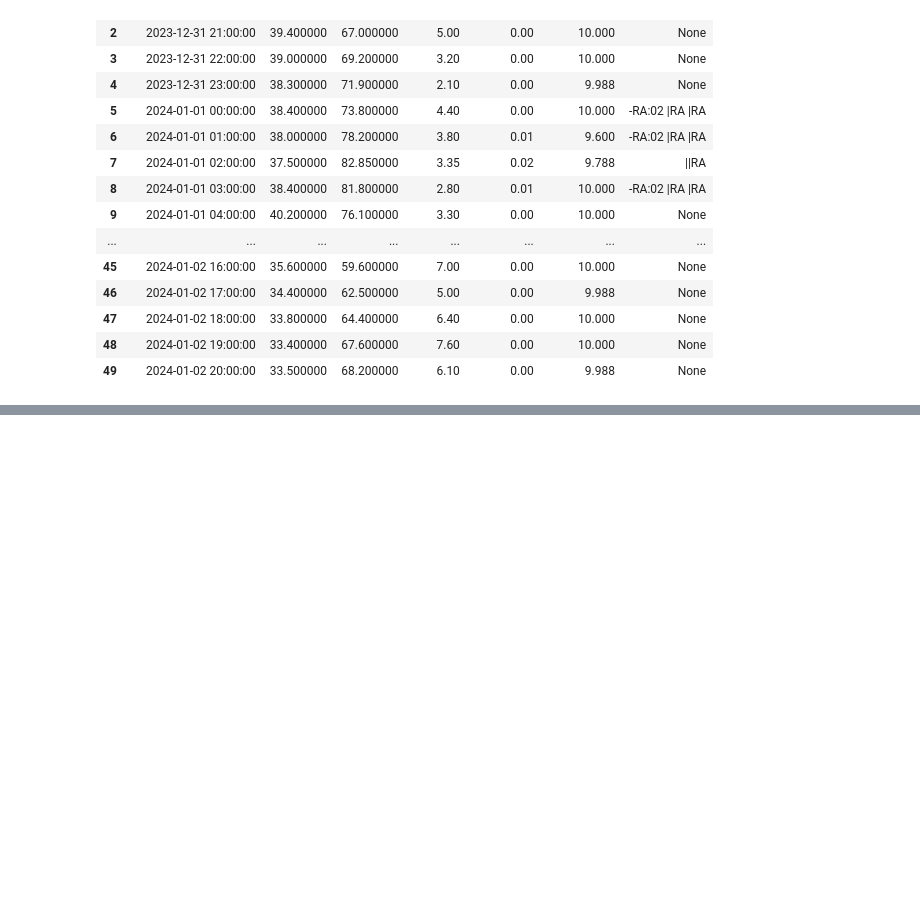
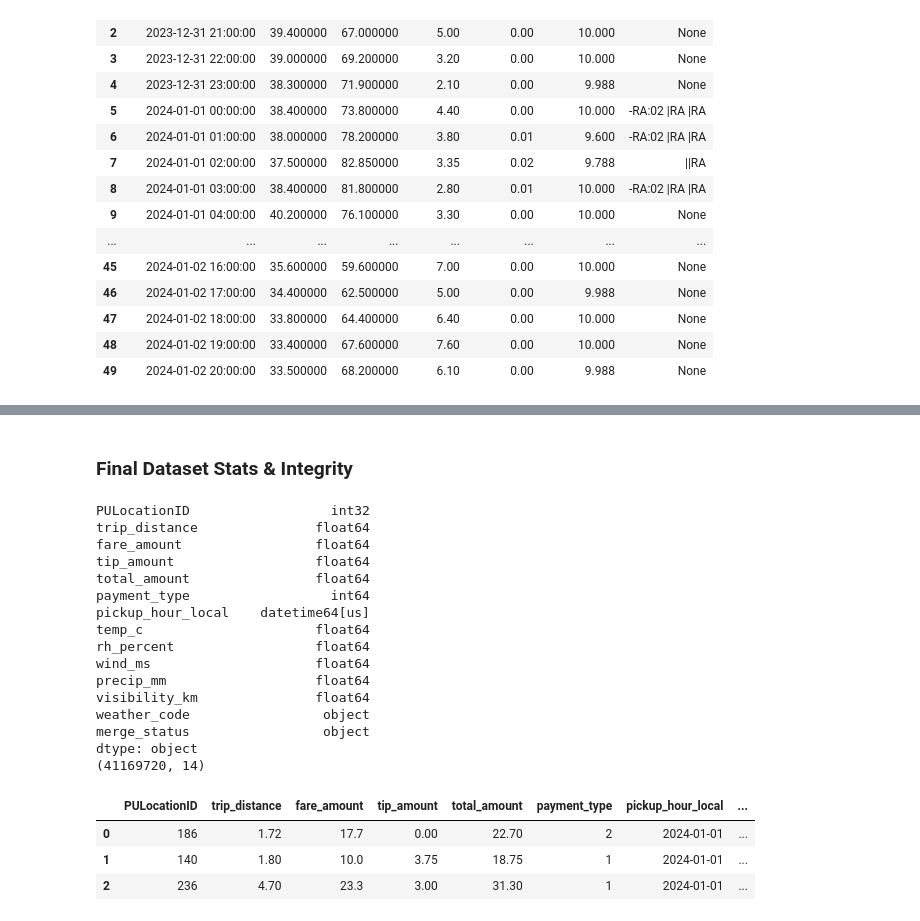
Before and after one commit to MadAreYou/Data_Analysis-NY_Tips_vs_Trips, a Jupyter notebook: notebooks/01_ingest_explore.ipynb, the cells around one changed output, grey strips where cells are left out. Saved outputs shown, nothing was run; the diff lists cells and outputs as text; code cells hidden in the pictures; blank space fills up the shorter version.

```diff
--- a/notebooks/01_ingest_explore.ipynb
+++ b/notebooks/01_ingest_explore.ipynb
@@ -749,0 +1259,32 @@ Rows: 8,782 | Columns: ['observation_hour_local', 'temp_c', 'rh_percent', 'wind_
+# %% [markdown]
+### Final Dataset Stats & Integrity
+# %%
+import pandas as pd
+
+FILE = r"X:\data\processed\nyc_2024_trips_weather.parquet"
+df = pd.read_parquet(FILE)
+
+print(df.dtypes)
+print(df.shape)
+df.head(3)
+# %% [output]
+PULocationID                  int32
+trip_distance               float64
+fare_amount                 float64
+tip_amount                  float64
+total_amount                float64
+payment_type                  int64
+pickup_hour_local    datetime64[us]
+temp_c                      float64
+rh_percent                  float64
+wind_ms                     float64
+precip_mm                   float64
+visibility_km               float64
+weather_code                 object
+merge_status                 object
+dtype: object
+(41169720, 14)
+|  | PULocationID | trip_distance | fare_amount | tip_amount | total_amount | payment_type | pickup_hour_local | ... |
+| 0 | 186 | 1.72 | 17.7 | 0.00 | 22.70 | 2 | 2024-01-01 | ... |
+| 1 | 140 | 1.80 | 10.0 | 3.75 | 18.75 | 1 | 2024-01-01 | ... |
+| 2 | 236 | 4.70 | 23.3 | 3.00 | 31.30 | 1 | 2024-01-01 | ... |
```
Also changed, not shown: parts of 32 cells of this notebook, 1 other file.
